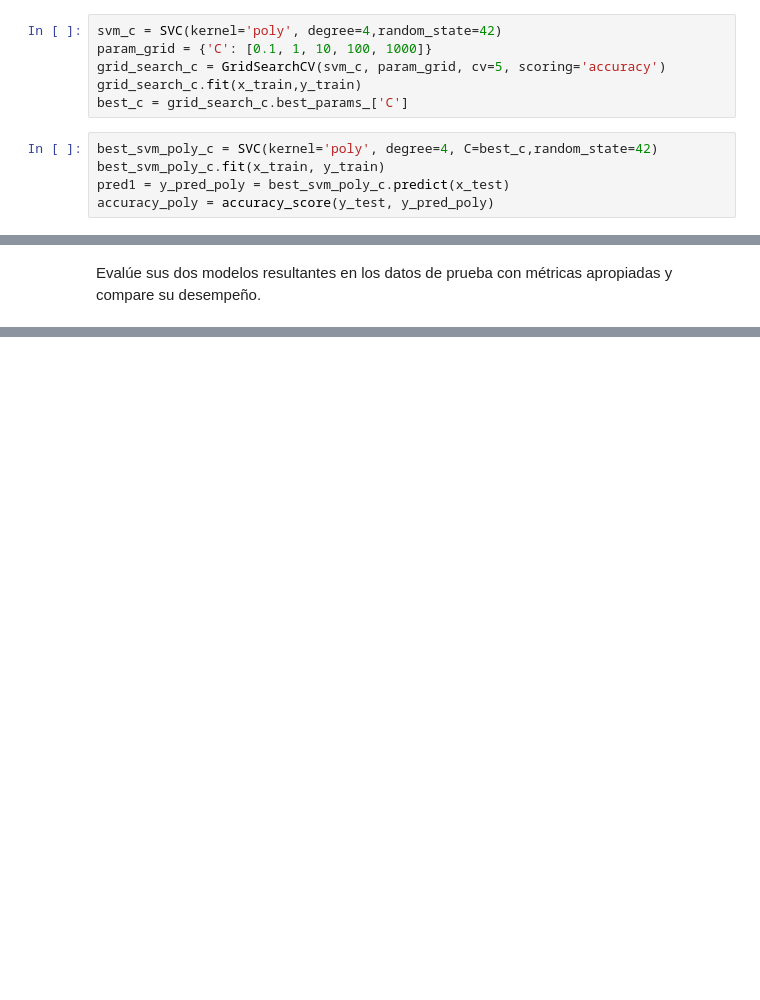
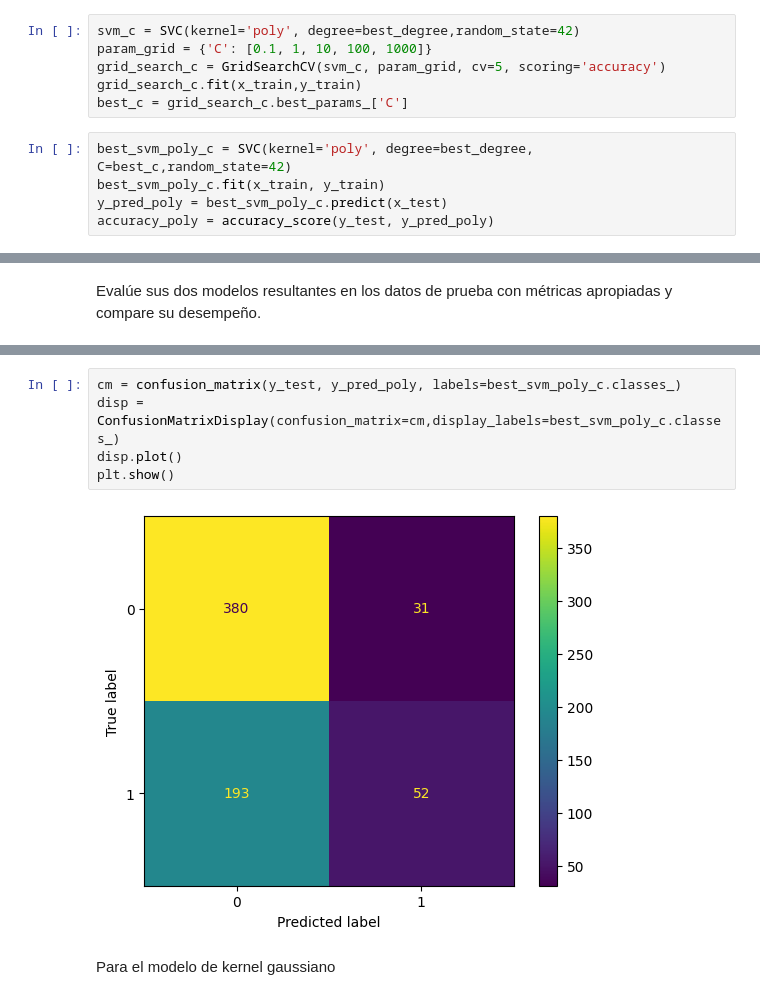
Before and after one commit to santyxd3000/MachineLearning-Workshop4, a Jupyter notebook: Workshop4_MachineLearning.ipynb, the cells around one changed output, grey strips where cells are left out. Cells and saved outputs as stored; diff of their text form; blank space fills up the shorter version.

```diff
--- a/Workshop4_MachineLearning.ipynb
+++ b/Workshop4_MachineLearning.ipynb
@@ -86,15 +90,15 @@ La mejor dimensión del kernel polinomial para este problema es de 2 con un accu
 # %% [markdown]
 Con la dimensión apropiada ya encontrada, ahora se procedió a encontrar el valor apropiado de C, en el cual se utilizó la misma búsqueda de grilla que el que se utilizó para encontrar la dimensión y para los valores de C, se utilizaron varias potencias de 10, debido a que el algoritmo de SVM es sensible a la escala de los hiperparámetros, de tal modo que se permita explorar un rango que contenga valores pequeños y valores grandes. Se escogío una dimensión de 4 con base a la búsqueda de grilla anterior
 # %%
-svm_c = SVC(kernel='poly', degree=4,random_state=42)
+svm_c = SVC(kernel='poly', degree=best_degree,random_state=42)
 param_grid = {'C': [0.1, 1, 10, 100, 1000]}
 grid_search_c = GridSearchCV(svm_c, param_grid, cv=5, scoring='accuracy')
 grid_search_c.fit(x_train,y_train)
 best_c = grid_search_c.best_params_['C']
 # %%
-best_svm_poly_c = SVC(kernel='poly', degree=4, C=best_c,random_state=42)
+best_svm_poly_c = SVC(kernel='poly', degree=best_degree, C=best_c,random_state=42)
 best_svm_poly_c.fit(x_train, y_train)
-pred1 = y_pred_poly = best_svm_poly_c.predict(x_test)
+y_pred_poly = best_svm_poly_c.predict(x_test)
 accuracy_poly = accuracy_score(y_test, y_pred_poly)
 # %%
 print(f"El mejor valor de C es de {best_c}, y el accuracy obtenido es de {accuracy_poly}")
@@ -136,0 +176,9 @@ Evalúe sus dos modelos resultantes en los datos de prueba con métricas apropia
+# %%
+cm = confusion_matrix(y_test, y_pred_poly, labels=best_svm_poly_c.classes_)
+disp = ConfusionMatrixDisplay(confusion_matrix=cm,display_labels=best_svm_poly_c.classes_)
+disp.plot()
+plt.show()
+# %% [output]
+[figure, added]
+# %% [markdown]
+Para el modelo de kernel gaussiano
```
Also changed, not shown: parts of 32 cells of this notebook.
